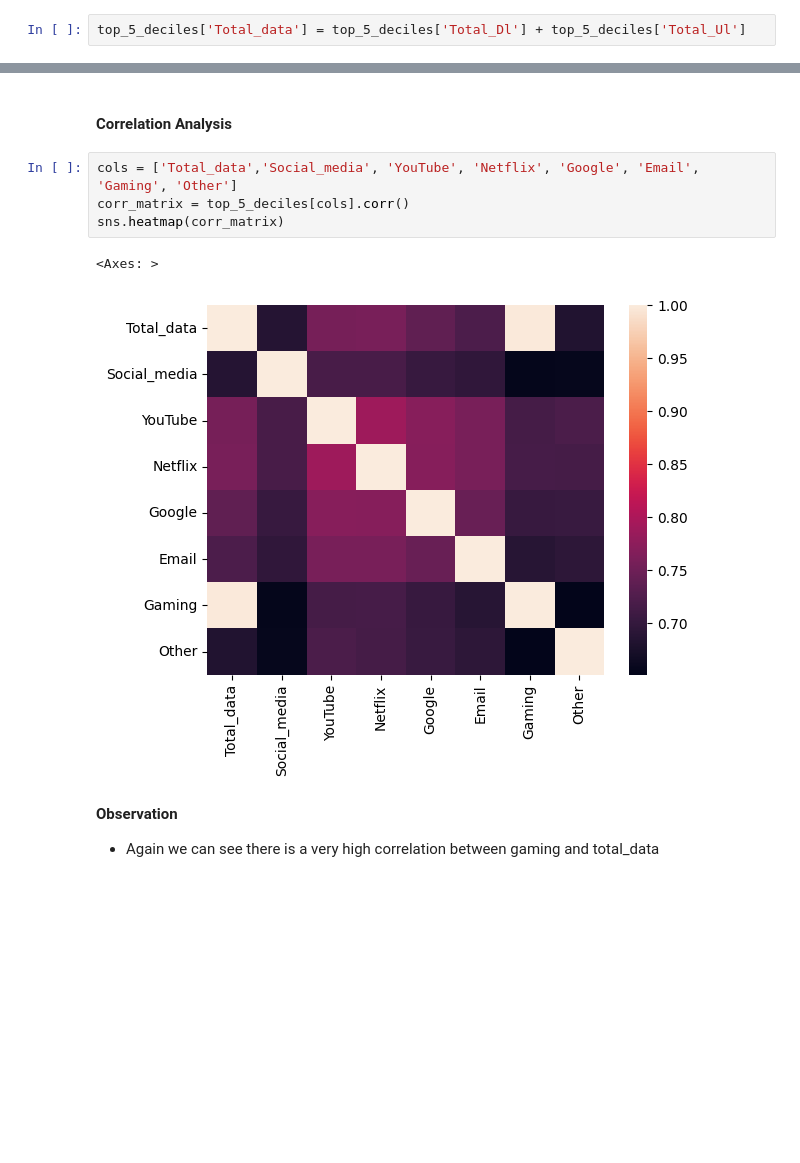
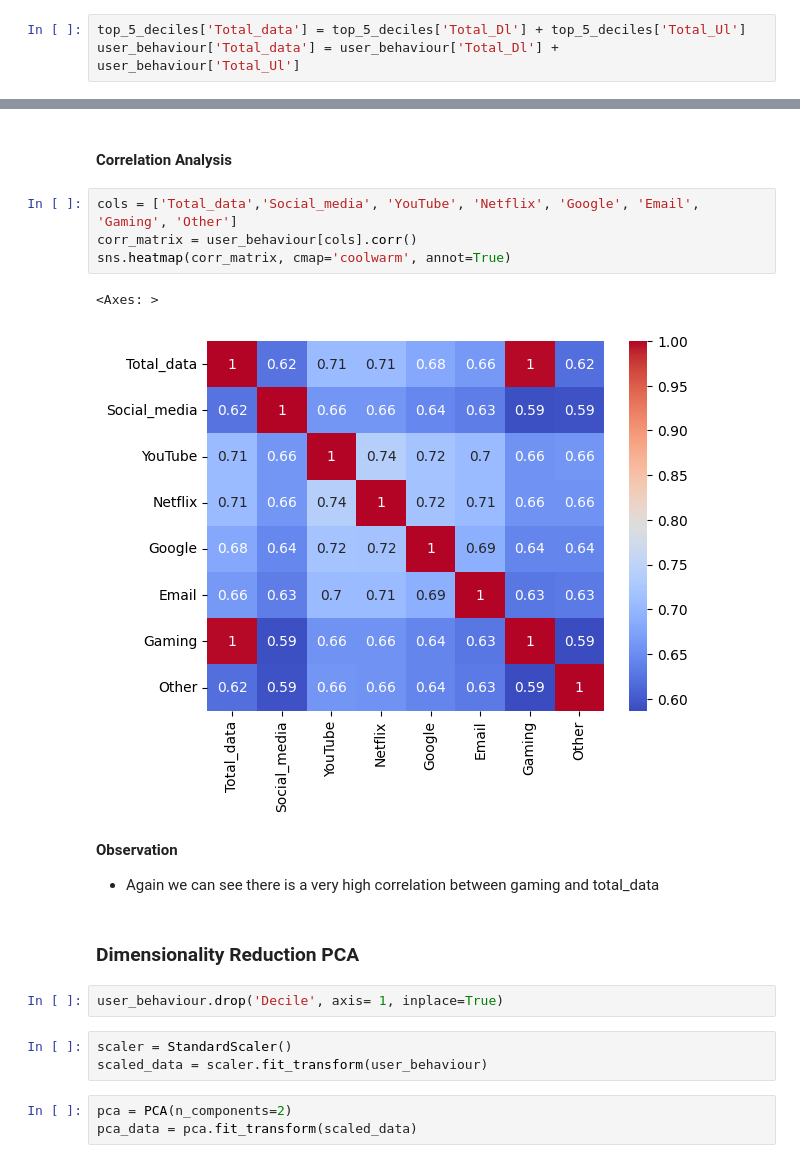
Before and after one commit to Yosef-ft/Business_Analysis, a Jupyter notebook: notebooks/Overview_Analysis.ipynb, the cells around one changed output, grey strips where cells are left out. Saved outputs shown, nothing was run; the diff lists cells and outputs as text; blank space fills up the shorter version.

```diff
--- a/notebooks/Overview_Analysis.ipynb
+++ b/notebooks/Overview_Analysis.ipynb
@@ -508,6 +565,7 @@ user_behaviour['Decile'] = pd.qcut(user_behaviour['Total_duration'], 10, labels=
 top_5_deciles = user_behaviour[user_behaviour['Decile'] >= 5]
 # %%
 top_5_deciles['Total_data'] = top_5_deciles['Total_Dl'] + top_5_deciles['Total_Ul']
+user_behaviour['Total_data'] = user_behaviour['Total_Dl'] + user_behaviour['Total_Ul']
 # %% [output]
 A value is trying to be set on a copy of a slice from a DataFrame.
 Try using .loc[row_indexer,col_indexer] = value instead
@@ -625,11 +687,21 @@ sns.pairplot(top_5_deciles,
 #### Correlation Analysis
 # %%
 cols = ['Total_data','Social_media', 'YouTube', 'Netflix', 'Google', 'Email', 'Gaming', 'Other']
-corr_matrix = top_5_deciles[cols].corr()
-sns.heatmap(corr_matrix)
+corr_matrix = user_behaviour[cols].corr()
+sns.heatmap(corr_matrix, cmap='coolwarm', annot=True)
 # %% [output]
 <Axes: >
-[figure, old version]
+[figure, new version]
 # %% [markdown]
 **Observation**
 - Again we can see there is a very high correlation between gaming and total_data
+# %% [markdown]
+### Dimensionality Reduction PCA
+# %%
+user_behaviour.drop('Decile', axis= 1, inplace=True)
+# %%
+scaler = StandardScaler()
+scaled_data = scaler.fit_transform(user_behaviour)
+# %%
+pca = PCA(n_components=2)
+pca_data = pca.fit_transform(scaled_data)
```
Also changed, not shown: parts of 20 cells of this notebook.
